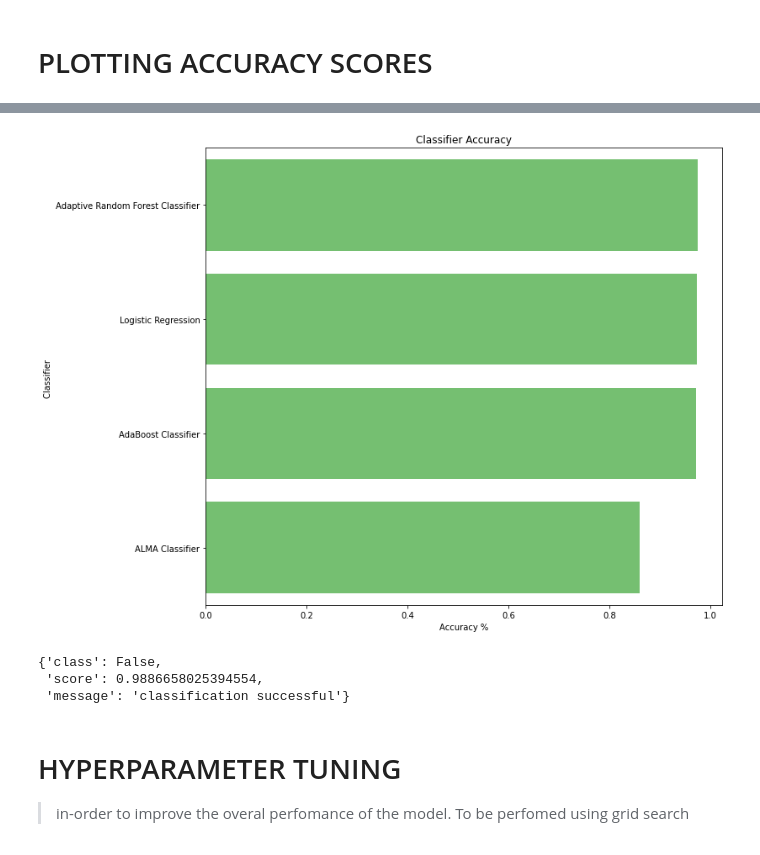
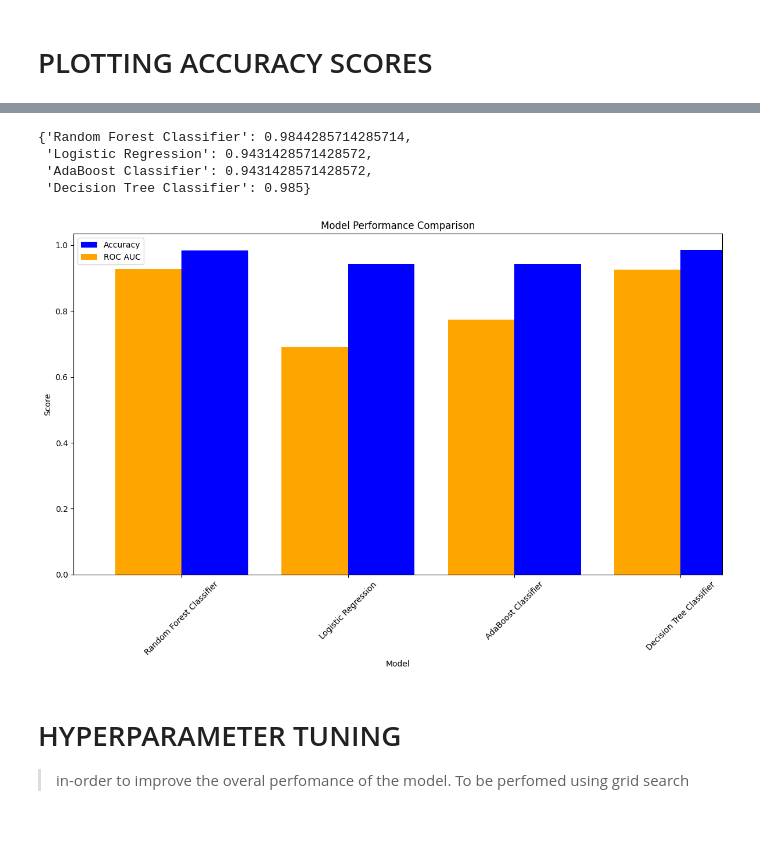
Before and after one commit to nyashaChiza/Real-Time-Credit-Card-Transaction-Fraud-Detection, a Jupyter notebook: Notebooks/HIT400 fraud Detection.ipynb, the cells around one changed output, grey strips where cells are left out. Cells and saved outputs as stored; diff of their text form; code cells hidden in the pictures.

```diff
--- a/Notebooks/HIT400 fraud Detection.ipynb
+++ b/Notebooks/HIT400 fraud Detection.ipynb
@@ -322,27 +344,55 @@ ca
-# %%
-#plotting classifiers and thier accuracy
-import seaborn as sns
-sns.set_color_codes('muted')
-sns.barplot(x='Accuracy', y='Classifier', data=ca, color='g')
-plt.xlabel('Accuracy %')
-plt.ylabel('Classifier ')
-plt.title('Classifier Accuracy')
-plt.show()
-# %% [output]
-[figure, removed]
-# %%
-test = {'account_age': '195', 'avs': '6555', 'amount': '17000', 'card_number': '8221', 'location': 'Kwekwe', 'account_type': 'Credit', 'bank': 'Steward bank', 'transaction_time': '244', 'connection_type': 'http', 'cvv': 'n', 'broswer': 'Mozilla/5.0', 'gender': 'female', 'entry_type': 'chip', 'account_balance': '347', 'holder_age': '56'}
-test_pred = model1.predict_proba_one(test)
-test_pred
-if test_pred[True]> test_pred[False]:
-    pred = True
-else:
-    pred= False
-{'class': pred, 'score':test_pred[pred], 'message':'classification successful'}
-# %% [output]
-{'class': False,
- 'score': 0.9886658025394554,
- 'message': 'classification successful'}
+# %%
+# Create a dictionary to store the accuracy scores of the classifiers
+stats = {}
+
+# Calculate accuracy for each model and store it in the stats dictionary
+for model_name, model in models.items():
+     accuracy = model.score(X_test, y_test)
+     stats[model_name] = accuracy
+
+# Display the stats dictionary
+stats
+# %% [output]
+{'Random Forest Classifier': 0.9844285714285714,
+ 'Logistic Regression': 0.9431428571428572,
+ 'AdaBoost Classifier': 0.9431428571428572,
+ 'Decision Tree Classifier': 0.985}
+# %%
+import matplotlib.pyplot as plt
+
+# Extract model names, accuracy scores, and ROC AUC scores
+model_names = list(stats.keys())
+accuracy_scores = list(stats.values())
+roc_auc_scores = roc_auc
+
+# Create a DataFrame for easier plotting
+results_df = pd.DataFrame({
+     'Model': model_names,
+     'Accuracy': accuracy_scores,
+     'ROC AUC': roc_auc_scores
+})
+
+# Plotting the bar graph
+fig, ax = plt.subplots(figsize=(12, 8))
+
+# Plot accuracy scores
+results_df.plot(kind='bar', x='Model', y='Accuracy', ax=ax, color='blue', position=0, width=0.4, label='Accuracy')
+
+# Plot ROC AUC scores
+results_df.plot(kind='bar', x='Model', y='ROC AUC', ax=ax, color='orange', position=1, width=0.4, label='ROC AUC')
+
+# Adding labels and title
+plt.xlabel('Model')
+plt.ylabel('Score')
+plt.title('Model Performance Comparison')
+plt.xticks(rotation=45)
+plt.legend()
+plt.tight_layout()
+
+# Show the plot
+plt.show()
+# %% [output]
+[figure, added]
 # %% [markdown]
 # HYPERPARAMETER TUNING
 > in-order to improve the overal perfomance of the model. To be perfomed using grid search
```
Also changed, not shown: parts of 22 cells of this notebook, 2 other files.
